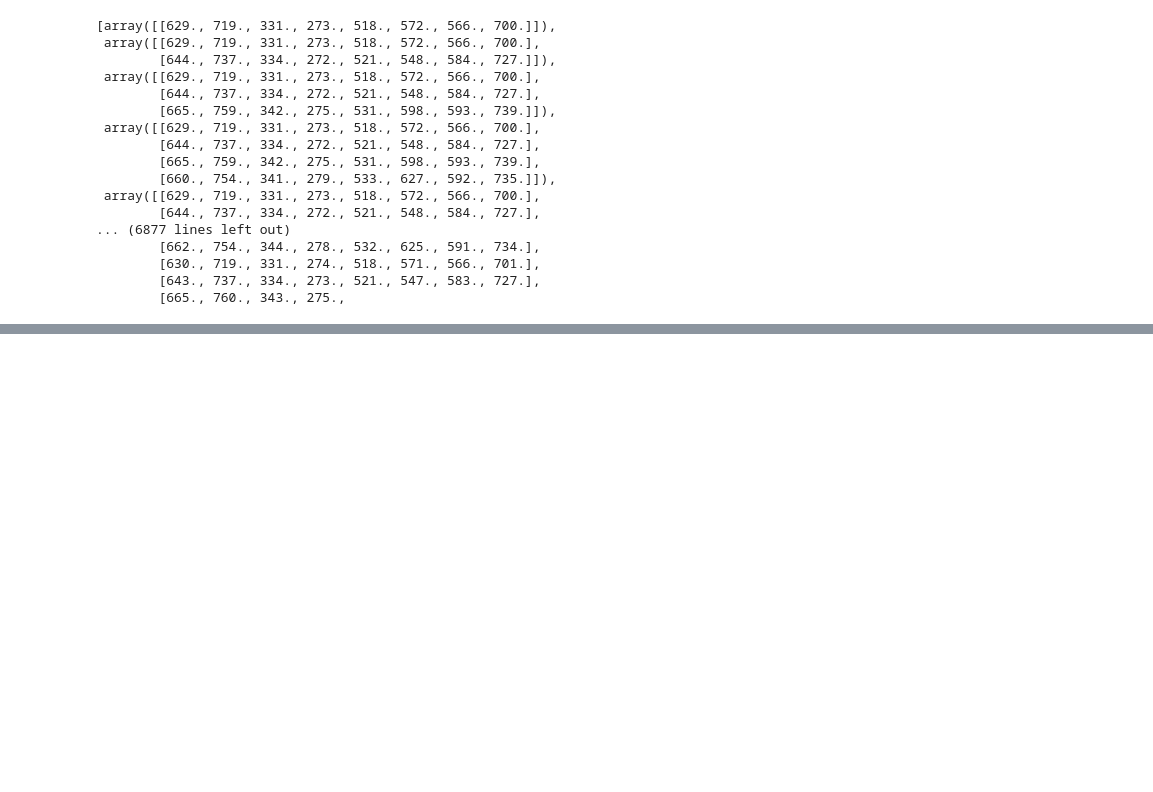
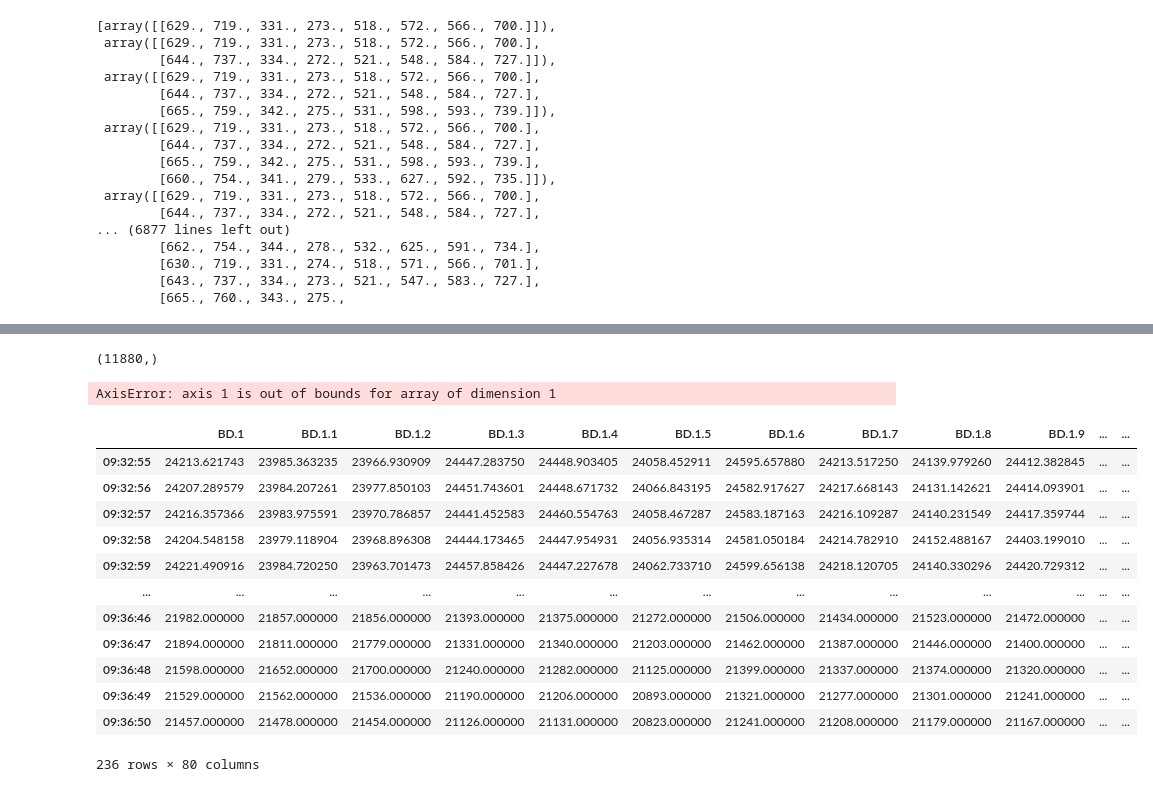
Before and after one commit to DSjayjang/ADD, a Jupyter notebook: mycusum.ipynb, the cells around one changed output, grey strips where cells are left out. Drawn from its saved outputs; the diff is of its cells as text; code cells hidden in the pictures; blank space fills up the shorter version.

Commit message:
cusum

```diff
--- a/mycusum.ipynb
+++ b/mycusum.ipynb
@@ -232,0 +253,32 @@ X_exp
+# %%
+X_raw.shape
+y_raw.shape
+# %% [output]
+(11880,)
+# %%
+# CUSUM 관리도 생성
+cusum_chart = cusum(target=y_raw, std=0.5, interval=4)
+
+# 결과 출력
+size = int(len(X_raw) * 0.01)
+cusum_chart.plot(X_raw[:,0], size =100)
+# %% [output]
+AxisError: axis 1 is out of bounds for array of dimension 1
+# %%
+# 데이터 불러오기 : gas
+gas_data = pd.read_csv('GAS_v2.csv', index_col = 0)
+gas_data
+# %% [output]
+|  | BD.1 | BD.1.1 | BD.1.2 | BD.1.3 | BD.1.4 | BD.1.5 | BD.1.6 | BD.1.7 | BD.1.8 | BD.1.9 | ... | ... |
+| 09:32:55 | 24213.621743 | 23985.363235 | 23966.930909 | 24447.283750 | 24448.903405 | 24058.452911 | 24595.657880 | 24213.517250 | 24139.979260 | 24412.382845 | ... | ... |
+| 09:32:56 | 24207.289579 | 23984.207261 | 23977.850103 | 24451.743601 | 24448.671732 | 24066.843195 | 24582.917627 | 24217.668143 | 24131.142621 | 24414.093901 | ... | ... |
+| 09:32:57 | 24216.357366 | 23983.975591 | 23970.786857 | 24441.452583 | 24460.554763 | 24058.467287 | 24583.187163 | 24216.109287 | 24140.231549 | 24417.359744 | ... | ... |
+| 09:32:58 | 24204.548158 | 23979.118904 | 23968.896308 | 24444.173465 | 24447.954931 | 24056.935314 | 24581.050184 | 24214.782910 | 24152.488167 | 24403.199010 | ... | ... |
+| 09:32:59 | 24221.490916 | 23984.720250 | 23963.701473 | 24457.858426 | 24447.227678 | 24062.733710 | 24599.656138 | 24218.120705 | 24140.330296 | 24420.729312 | ... | ... |
+| ... | ... | ... | ... | ... | ... | ... | ... | ... | ... | ... | ... | ... |
+| 09:36:46 | 21982.000000 | 21857.000000 | 21856.000000 | 21393.000000 | 21375.000000 | 21272.000000 | 21506.000000 | 21434.000000 | 21523.000000 | 21472.000000 | ... | ... |
+| 09:36:47 | 21894.000000 | 21811.000000 | 21779.000000 | 21331.000000 | 21340.000000 | 21203.000000 | 21462.000000 | 21387.000000 | 21446.000000 | 21400.000000 | ... | ... |
+| 09:36:48 | 21598.000000 | 21652.000000 | 21700.000000 | 21240.000000 | 21282.000000 | 21125.000000 | 21399.000000 | 21337.000000 | 21374.000000 | 21320.000000 | ... | ... |
+| 09:36:49 | 21529.000000 | 21562.000000 | 21536.000000 | 21190.000000 | 21206.000000 | 20893.000000 | 21321.000000 | 21277.000000 | 21301.000000 | 21241.000000 | ... | ... |
+| 09:36:50 | 21457.000000 | 21478.000000 | 21454.000000 | 21126.000000 | 21131.000000 | 20823.000000 | 21241.000000 | 21208.000000 | 21179.000000 | 21167.000000 | ... | ... |
+236 rows × 80 columns
```
Also changed, not shown: parts of 10 cells of this notebook, 4 other files.
